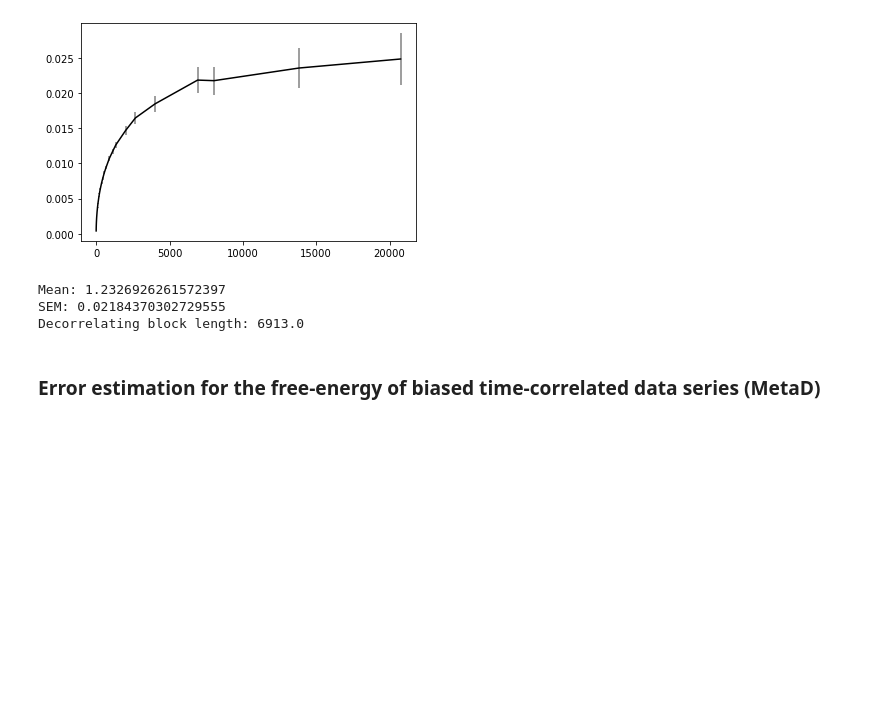
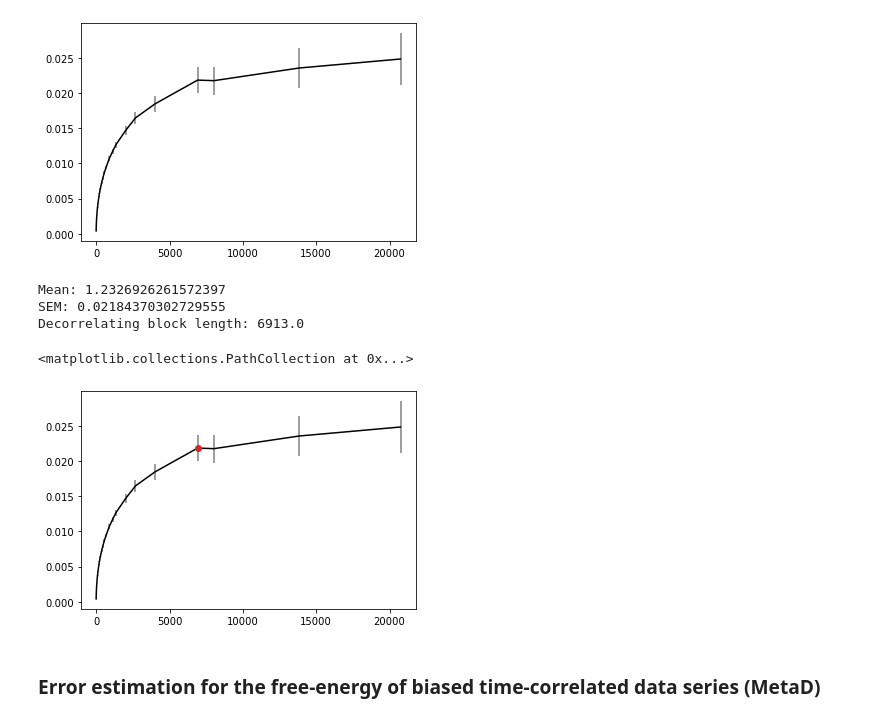
Before and after one commit to fpesceKU/BLOCKING, a Jupyter notebook: example/example.ipynb, the cells around one changed output. Saved outputs shown, nothing was run; the diff lists cells and outputs as text; code cells hidden in the pictures; blank space fills up the shorter version.

```diff
--- a/example/example.ipynb
+++ b/example/example.ipynb
@@ -50,20 +50,22 @@ plt.errorbar(block_rg.stat[...,0], block_rg.stat[...,1], block_rg.stat[...,2], f
 # %%
 '''
 To avoid manually picking the point in the block profile
 at the beginning of the plateau (decorrelating block length,
 where the SEM have the less uncertainty), we can rely on
 automatic recognition of the decorrelating block length.
 '''
 block_rg.SEM()
 print('Mean:', block_rg.av)
 print('SEM:', block_rg.sem)
 print('Decorrelating block length:', block_rg.bs)
-#plt.errorbar(block_rg.stat[...,0], block_rg.stat[...,1], block_rg.stat[...,2], fmt='', color='k', ecolor='0.5')
-#plt.scatter(block_rg.SEM()[0], block_rg.SEM()[1],zorder=10,c='tab:red')
+plt.errorbar(block_rg.stat[...,0], block_rg.stat[...,1], block_rg.stat[...,2], fmt='', color='k', ecolor='0.5')
+plt.scatter(block_rg.bs, block_rg.sem,zorder=10,c='tab:red')
 # %% [output]
 Mean: 1.2326926261572397
 SEM: 0.02184370302729555
 Decorrelating block length: 6913.0
+<matplotlib.collections.PathCollection at 0x...>
+[figure, added]
 # %% [markdown]
 ### Error estimation for the free-energy of biased time-correlated data series (MetaD)
 # %%
```
Also changed, not shown: parts of 3 cells of this notebook, 1 other file.
